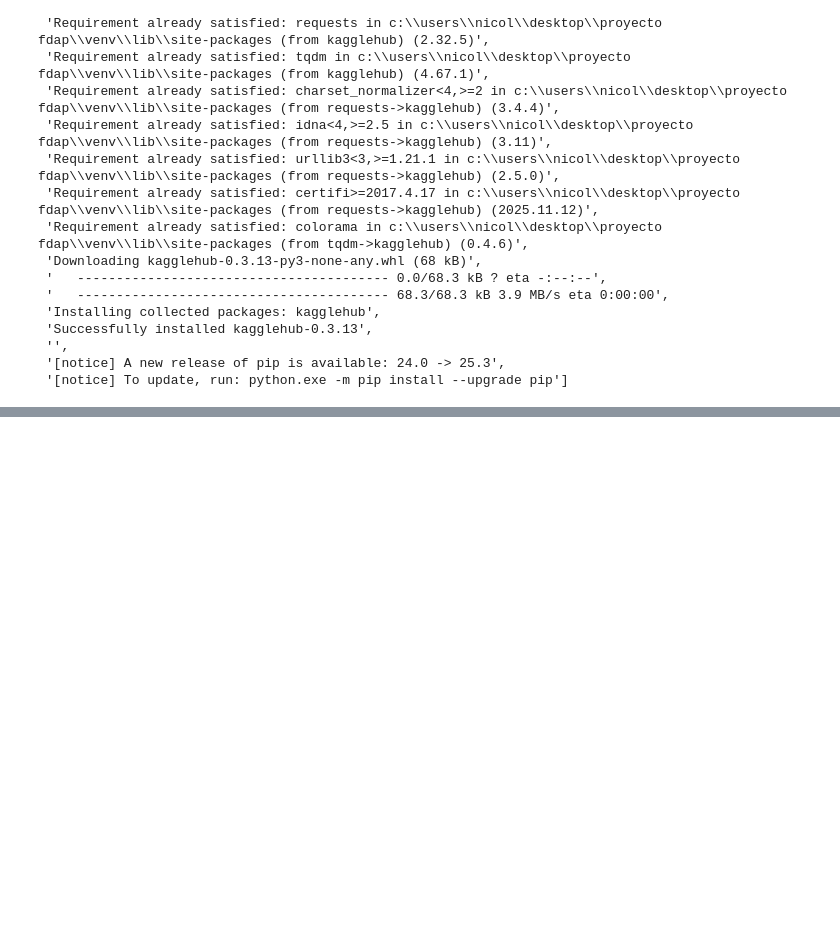
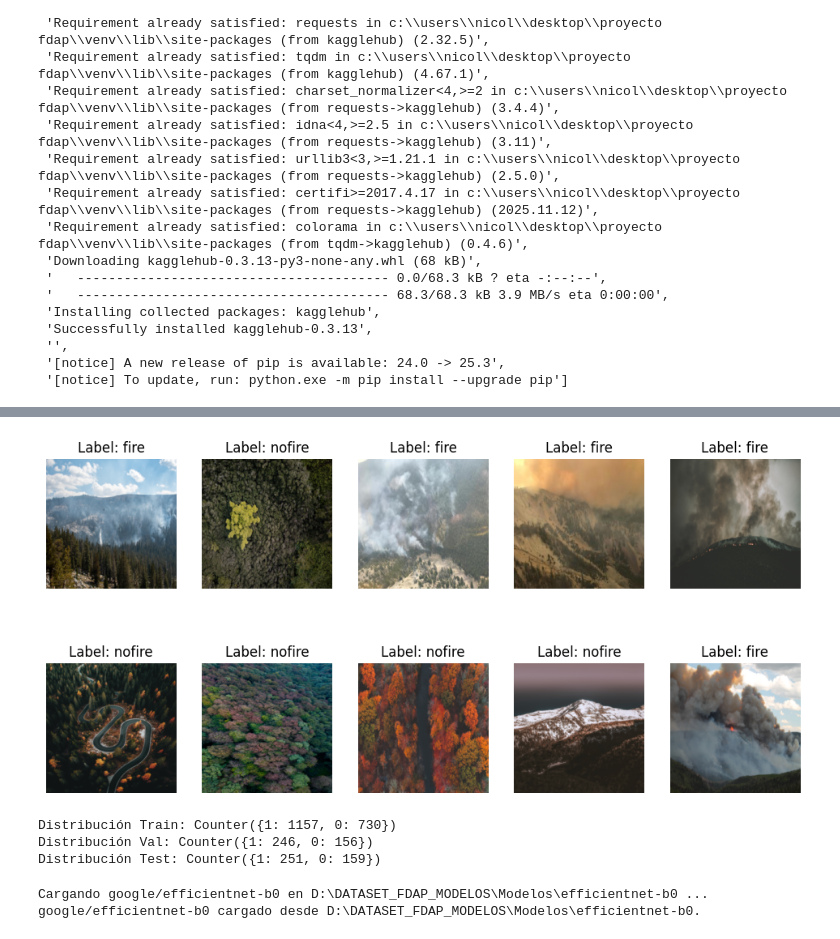
Before and after one commit to NicolasSalinasR/CNN_imagen_satelital, a Jupyter notebook: CNNS_para_deteccion_de_incendios_forestales.ipynb, the cells around one changed output, grey strips where cells are left out. Drawn from its saved outputs; the diff is of its cells as text; code cells hidden in the pictures; blank space fills up the shorter version.

```diff
--- a/CNNS_para_deteccion_de_incendios_forestales.ipynb
+++ b/CNNS_para_deteccion_de_incendios_forestales.ipynb
@@ -101,4 +106,0 @@ DatasetNotFoundError: Dataset 'cvisionai/wildfire_classification' doesn't exist
-# %%
-dataset = load_dataset("D:\\DATASET_FDAP_MODELOS\\wildfire_dataset")
-
-print(dataset)
@@ -117,0 +107,3 @@ print(dataset["train"].features)
+# %%
+
+DATASET_DIR = r"D:\DATASET_FDAP_MODELOS\dataset\the_wildfire_dataset_2n_version"
@@ -117,0 +168,32 @@ print(dataset["train"].features)
+# %%
+def show_random_images(dataset, n=6):
+    plt.figure(figsize=(12, 6))
+    for i in range(n):
+        idx = random.randint(0, len(dataset)-1)
+        img, label = dataset[idx]
+        img = img.permute(1, 2, 0).numpy()
+
+        plt.subplot(2, n//2, i+1)
+        plt.imshow(img)
+        plt.title(f"Label: {dataset.classes[label]}")
+        plt.axis("off")
+    plt.show()
+
+
+show_random_images(train_ds, n=10)
+# %% [output]
+[figure, added]
+# %%
+
+
+train_counts = collections.Counter([label for _, label in train_ds])
+val_counts   = collections.Counter([label for _, label in val_ds])
+test_counts  = collections.Counter([label for _, label in test_ds])
+
+print("Distribución Train:", train_counts)
+print("Distribución Val:", val_counts)
+print("Distribución Test:", test_counts)
+# %% [output]
+Distribución Train: Counter({1: 1157, 0: 730})
+Distribución Val: Counter({1: 246, 0: 156})
+Distribución Test: Counter({1: 251, 0: 159})
@@ -117,0 +256,15 @@ print(dataset["train"].features)
+# %%
+# 1️⃣ EfficientNet-B0
+efficientnet_b0, extractor_b0 = load_efficientnet("google/efficientnet-b0")
+
+# 2️⃣ EfficientNet-B5
+#efficientnet_b5, extractor_b5 = load_efficientnet("google/efficientnet-b5")
+
+# 3️⃣ MobileNetV3-Small
+#mobilenet = load_torchvision_model("mobilenet_v3_small")
+
+# 4️⃣ ResNet50
+#resnet50 = load_torchvision_model("resnet50")
+# %% [output]
+Cargando google/efficientnet-b0 en D:\DATASET_FDAP_MODELOS\Modelos\efficientnet-b0 ...
+google/efficientnet-b0 cargado desde D:\DATASET_FDAP_MODELOS\Modelos\efficientnet-b0.
```
Also changed, not shown: parts of 12 cells of this notebook.
